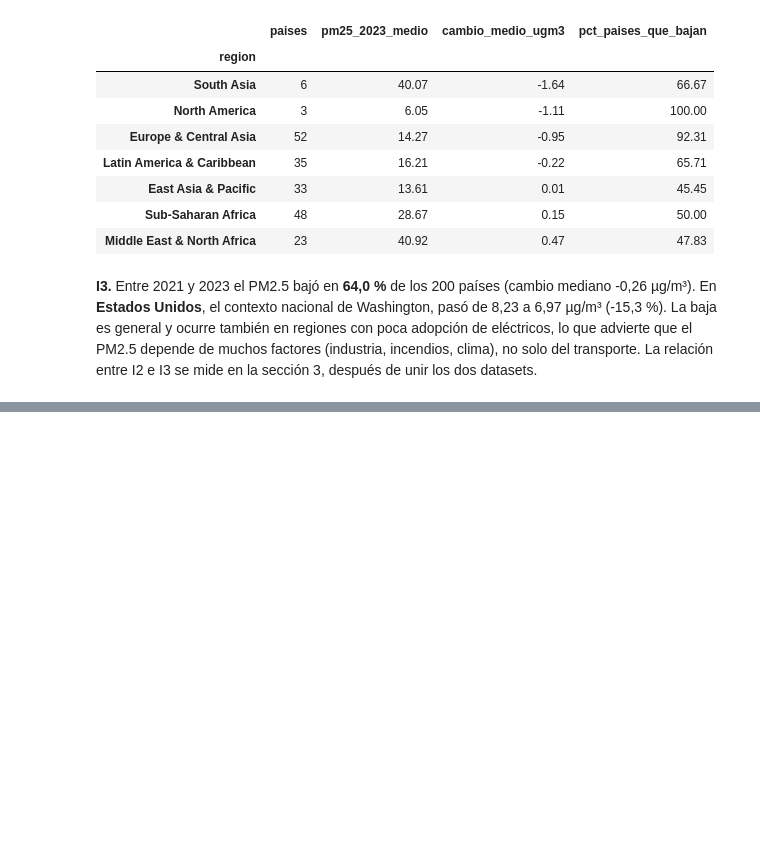
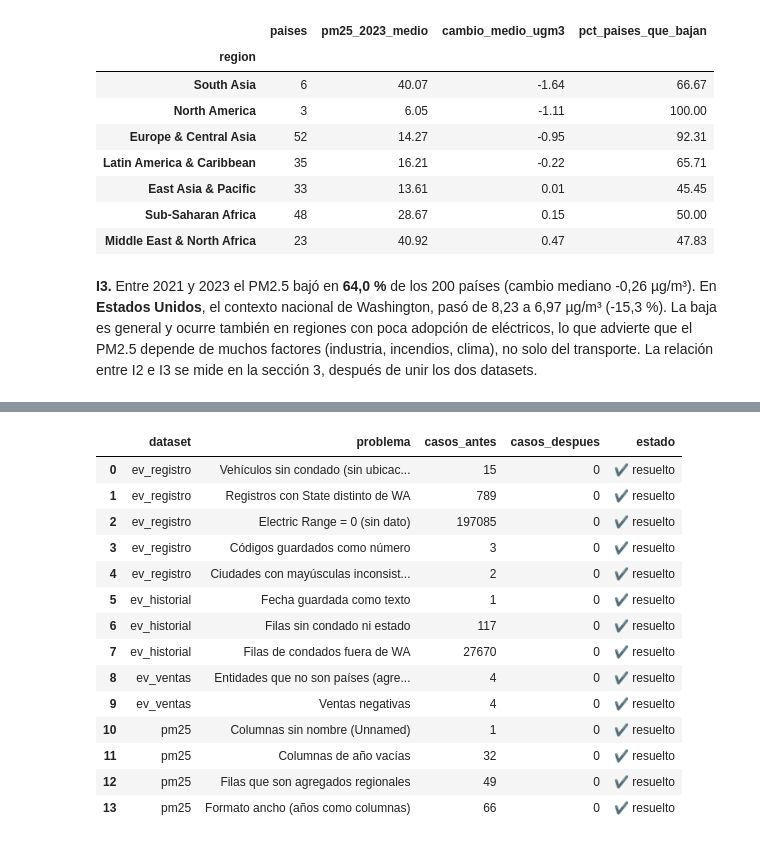
Before and after one commit to juan-camilo-sarrazola-agudelo/ev-pm25-diagnostico-calidad, a Jupyter notebook: notebooks/data_preparation.ipynb, the cells around one changed output, grey strips where cells are left out. Cells and saved outputs as stored; diff of their text form; code cells hidden in the pictures; blank space fills up the shorter version.

```diff
--- a/notebooks/data_preparation.ipynb
+++ b/notebooks/data_preparation.ipynb
@@ -999,0 +1302,37 @@ indicadores
+# %%
+casos_despues = {
+    "Vehículos sin condado (sin ubicación)": registro["county"].isna().sum(),
+    "Registros con State distinto de WA": registro["state"].ne("WA").sum(),
+    "Electric Range = 0 (sin dato)": registro["electric_range"].eq(0).sum(),
+    "Códigos guardados como número": sum(registro[c].dtype.kind == "f" for c in ["postal_code", "legislative_district", "census_tract_2020"]),
+    "Ciudades con mayúsculas inconsistentes": registro["city"].nunique() - registro["city"].str.lower().nunique(),
+    "Fecha guardada como texto": int(not pd.api.types.is_datetime64_any_dtype(historial["date"])),
+    "Filas sin condado ni estado": historial["county"].isna().sum(),
+    "Filas de condados fuera de WA": historial["state"].ne("WA").sum(),
+    "Entidades que no son países (agregados)": (~ventas["iso3"].str.fullmatch(r"[A-Z]{3}")).sum(),
+    "Ventas negativas": ventas["ev_sales"].lt(0).sum(),
+    "Columnas sin nombre (Unnamed)": pm25.columns.str.startswith("Unnamed").sum(),
+    "Columnas de año vacías": sum(str(c).isdigit() for c in pm25.columns),
+    "Filas que son agregados regionales": (~pm25["iso3"].isin(paises_wb)).sum(),
+    "Formato ancho (años como columnas)": sum(str(c).isdigit() for c in pm25.columns),
+}
+antes_despues = problemas_iniciales.assign(casos_despues=problemas_iniciales["problema"].map(casos_despues).astype(int))
+antes_despues["estado"] = np.where(antes_despues["casos_despues"].eq(0), "✔ resuelto", "pendiente")
+assert antes_despues["casos_despues"].eq(0).all(), "Quedan problemas sin resolver"
+antes_despues
+# %% [output]
+|  | dataset | problema | casos_antes | casos_despues | estado |
+| 0 | ev_registro | Vehículos sin condado (sin ubicac... | 15 | 0 | ✔ resuelto |
+| 1 | ev_registro | Registros con State distinto de WA | 789 | 0 | ✔ resuelto |
+| 2 | ev_registro | Electric Range = 0 (sin dato) | 197085 | 0 | ✔ resuelto |
+| 3 | ev_registro | Códigos guardados como número | 3 | 0 | ✔ resuelto |
+| 4 | ev_registro | Ciudades con mayúsculas inconsist... | 2 | 0 | ✔ resuelto |
+| 5 | ev_historial | Fecha guardada como texto | 1 | 0 | ✔ resuelto |
+| 6 | ev_historial | Filas sin condado ni estado | 117 | 0 | ✔ resuelto |
+| 7 | ev_historial | Filas de condados fuera de WA | 27670 | 0 | ✔ resuelto |
+| 8 | ev_ventas | Entidades que no son países (agre... | 4 | 0 | ✔ resuelto |
+| 9 | ev_ventas | Ventas negativas | 4 | 0 | ✔ resuelto |
+| 10 | pm25 | Columnas sin nombre (Unnamed) | 1 | 0 | ✔ resuelto |
+| 11 | pm25 | Columnas de año vacías | 32 | 0 | ✔ resuelto |
+| 12 | pm25 | Filas que son agregados regionales | 49 | 0 | ✔ resuelto |
+| 13 | pm25 | Formato ancho (años como columnas) | 66 | 0 | ✔ resuelto |
```
Also changed, not shown: parts of 20 cells of this notebook, 4 other files.
